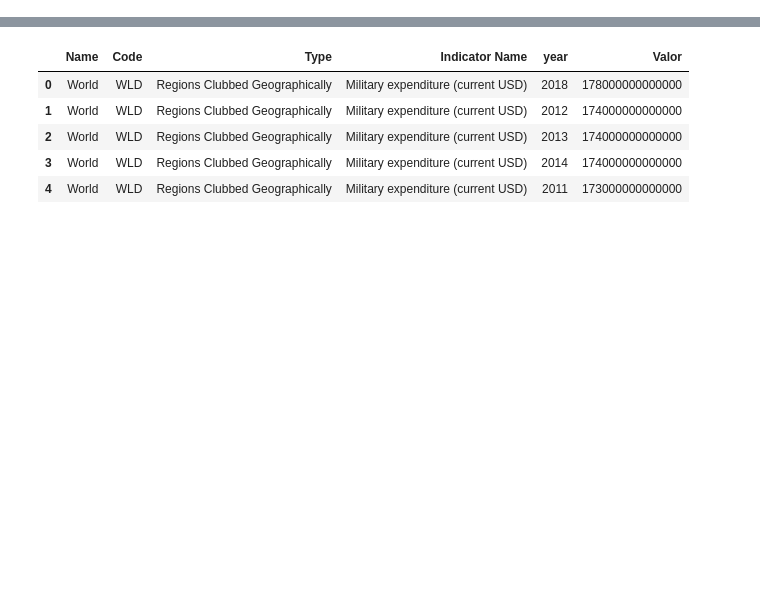
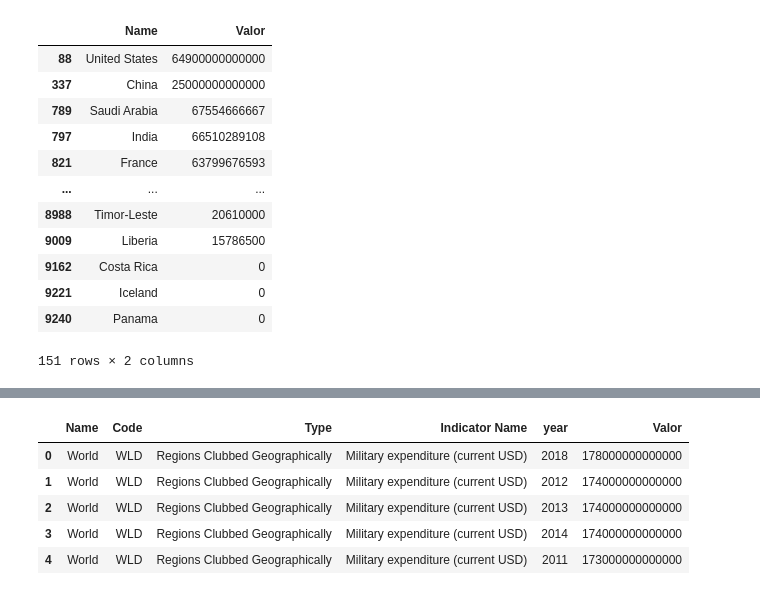
Before and after one commit to DennisRPaiva/ProjetoDatasets, a Jupyter notebook: notebook.ipynb, the cells around one changed output, grey strips where cells are left out. Cells and saved outputs as stored; diff of their text form; code cells hidden in the pictures; blank space fills up the shorter version.

```diff
--- a/notebook.ipynb
+++ b/notebook.ipynb
@@ -12,0 +32,17 @@ nuclearExplosionDf = pd.read_csv("nuclear_explosion/nuclear_explosions.csv")
+# %%
+militaryDf_2018 = militaryDf[(militaryDf["Type"] == "Country") & (militaryDf["year"] == 2018)]
+militaryDf_2018[["Name", "Valor"]].sort_values(by='Valor',  ascending=False)
+# %% [output]
+|  | Name | Valor |
+| 88 | United States | 64900000000000 |
+| 337 | China | 25000000000000 |
+| 789 | Saudi Arabia | 67554666667 |
+| 797 | India | 66510289108 |
+| 821 | France | 63799676593 |
+| ... | ... | ... |
+| 8988 | Timor-Leste | 20610000 |
+| 9009 | Liberia | 15786500 |
+| 9162 | Costa Rica | 0 |
+| 9221 | Iceland | 0 |
+| 9240 | Panama | 0 |
+151 rows × 2 columns
```
Also changed, not shown: parts of 42 cells of this notebook, 1 other file.
